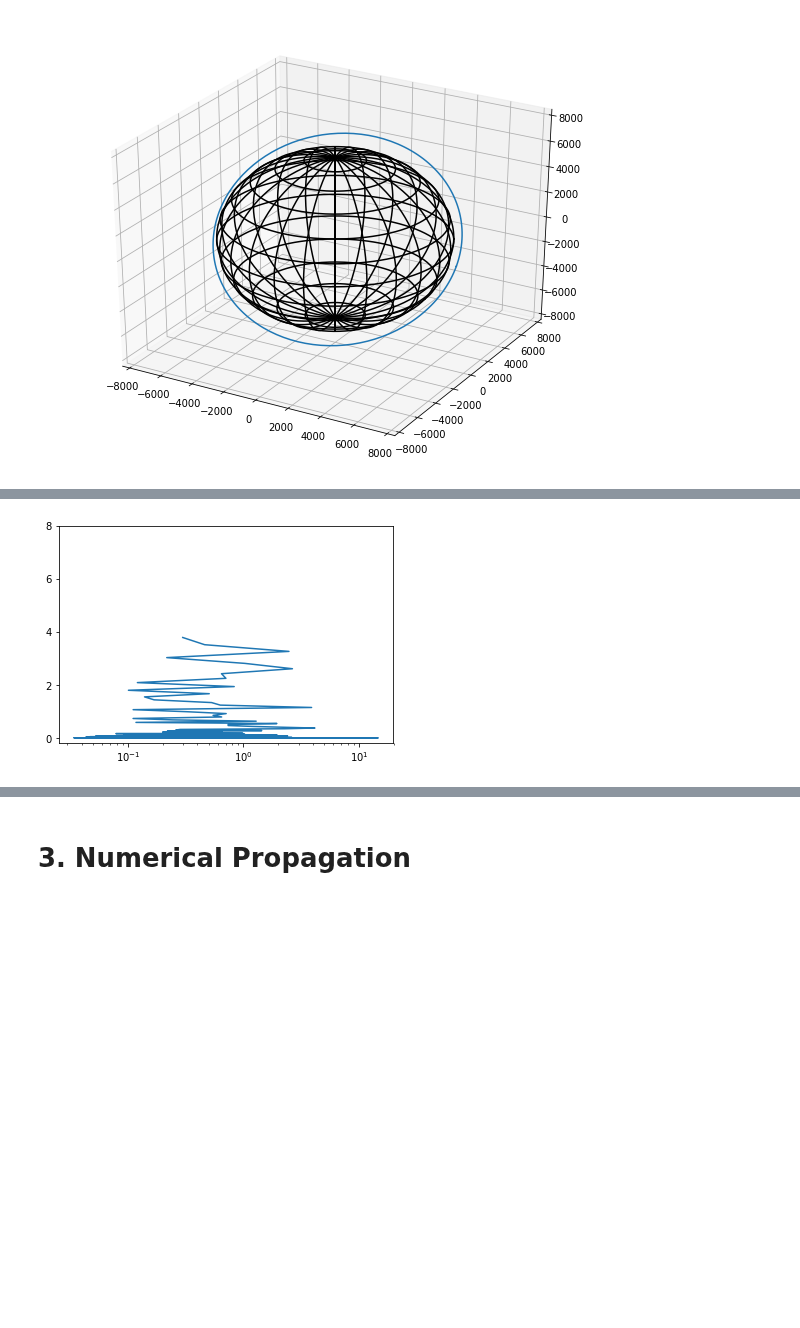
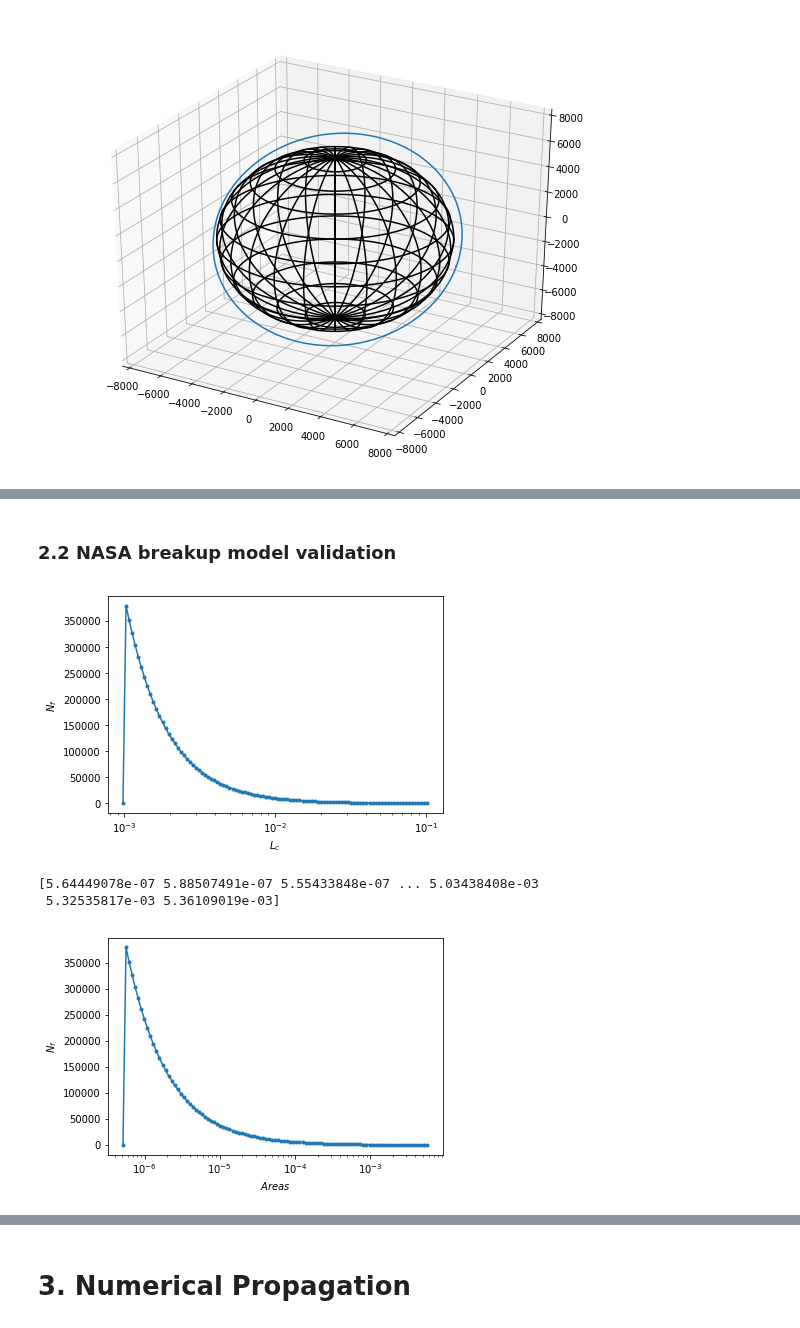
Before and after one commit to ReeceHumphreys/ODAP, a Jupyter notebook: Kessler.ipynb, the cells around one changed output, grey strips where cells are left out. Cells and saved outputs as stored; diff of their text form; code cells hidden in the pictures; blank space fills up the shorter version.

```diff
--- a/Kessler.ipynb
+++ b/Kessler.ipynb
@@ -145,7 +145,7 @@ degs, rads = 180/pi, pi/180
 km  = 0.001
 GMe = 3.986E+14 # m^3/s^2
 Re  = 6378137.  # meters
-alt = 1E+06     # meters
+alt = 1e6     # meters
 a   = Re + alt
 T   = twopi * np.sqrt(a**3/GMe)
 
@@ -501,15 +427,62 @@ print(x)
-# %%
-import numpy as np
-
-bins = np.geomspace(0.001, 0.1, 100) # fragments
-fragments = [number_fragments(b, 1000, 10, 10, True, debris_category.rb) / 10**5 for b in bins ]
-areas = [avg_area(b) for b in bins]
-masses = [10**(distribution_AM(np.log10(b), debris_category.rb)) for b in bins]
-
-plt.plot(masses, fragments)
-plt.gca().set_xscale("log")
-plt.yticks([0,2,4,6,8])
-plt.show()
-# %% [output]
-[figure, removed]
+# %% [markdown]
+<h3>2.2 NASA breakup model validation</h3>
+# %%
+from numpy.random import uniform
+
+bins = np.geomspace(0.001, 0.1, 100)
+N_fragments = [number_fragments(b, 1000, 10, 10, True, debris_category.rb) / 10**5 for b in bins ]
+N_fragments = (np.array(N_fragments) * 1e5).astype(int)
+
+L_c = np.concatenate([uniform(bins[i], bins[i+1], size=N_fragments[i]) for i in range(len(bins) - 1)])
+N_fragments_total = L_c.shape[0]
+lambda_c = np.log10(L_c)
+areas = avg_area(L_c)
+
+def create_log_bins(values, nbins=100):
+    #return np.geomspace(values.min(), values.max(), nbins)
+    bins = np.geomspace(values.min(), values.max(), nbins)
+    a = bins[1]/bins[0]
+    bins = np.concatenate([[bins[0]/a], bins,[bins[-1]*a]])
+    return bins
+
+# Validating L_c
+h, b = np.histogram(L_c, bins=create_log_bins(L_c))
+plt.plot((b[:-1] + b[1:])/2, h, '.-')
+plt.xscale('log')
+plt.xlabel(r'$L_{c}$')
+plt.ylabel(r'$N_f$')
+plt.show()
+
+# Validating Areas
+h, b = np.histogram(areas, bins=create_log_bins(areas))
+plt.plot((b[:-1] + b[1:])/2, h, '.-')
+plt.xscale('log')
+plt.xlabel(r'$Areas$')
+plt.ylabel(r'$N_f$')
+plt.show()
+
+# Validating Mass (Takes 5 min approx.)
+AM = np.array(distribution_AM(N_fragments_total, lambda_c, debris_category.rb))
+AM = 10**AM
+masses = areas / AM
+
+
+h, b = np.histogram(masses, bins=create_log_bins(masses))
+plt.figure(figsize=(5,5))
+plt.plot((b[:-1] + b[1:])/2, h/1e5, '.-')
+plt.xscale('log')
+plt.xlabel(r'$Masses$')
+plt.ylabel(r'$N_f$')
+plt.gca().set_yticks([0, 2, 4, 6, 8])
+plt.gca().set_xticks([1e-8, 1e-5, 1e-2, 10, 1e4])
+plt.gca().set_xlim([1e-8,1e4])
+plt.gca().set_ylim([0,8])
+plt.grid()
+
+plt.show()
+# %% [output]
+[figure, added]
+[5.64449078e-07 5.88507491e-07 5.55433848e-07 ... 5.03438408e-03
+ 5.32535817e-03 5.36109019e-03]
+[figure, added]
 # %% [markdown]
```
Also changed, not shown: parts of 4 cells of this notebook, 1 other file.
